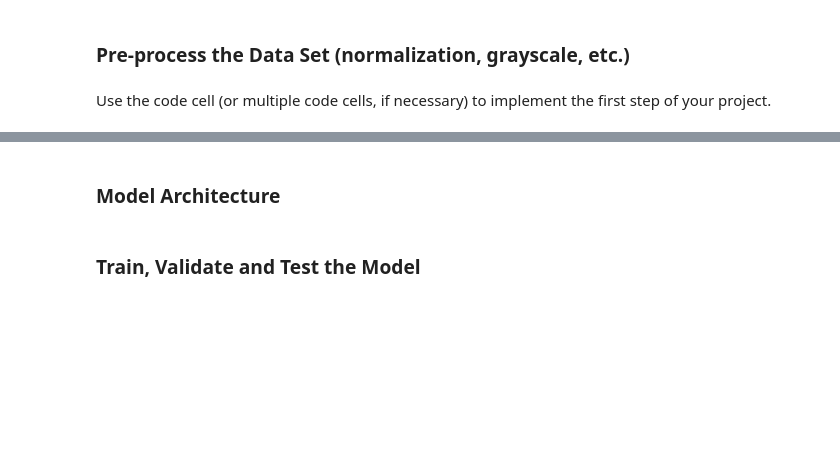
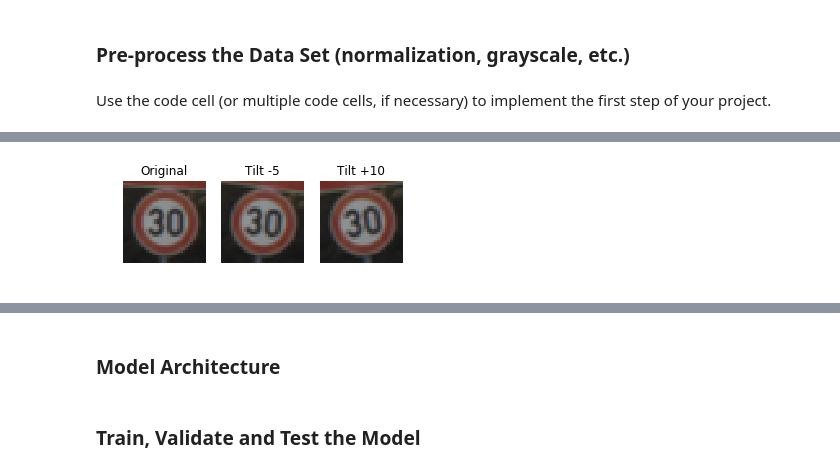
Before and after one commit to gderoo/self_driving_car, a Jupyter notebook: Project 2 - Traffic Sign Classifier/Traffic_Sign_Classifier.ipynb, the cells around one changed output, grey strips where cells are left out. Drawn from its saved outputs; the diff is of its cells as text; code cells hidden in the pictures; blank space fills up the shorter version.

```diff
--- a/Project 2 - Traffic Sign Classifier/Traffic_Sign_Classifier.ipynb
+++ b/Project 2 - Traffic Sign Classifier/Traffic_Sign_Classifier.ipynb
@@ -205,0 +261,26 @@ def img_hist_rgb(x):
+# %%
+# Select example from class
+cl = 1
+img = rnd_image(cl)
+
+# Frame
+fig, ax = plt.subplots(1,3, figsize=(5,15))
+
+# Original
+ax[0].imshow(img)
+ax[0].set_title("Original")
+ax[0].axis('off')
+
+# Grey
+ax[1].imshow(scipy.ndimage.rotate(img, -5, mode="nearest", reshape=False))
+ax[1].set_title("Tilt -5")
+ax[1].axis('off')
+
+# Hist equalization
+ax[2].imshow(scipy.ndimage.rotate(img, +10, mode="nearest", reshape=False))
+ax[2].set_title("Tilt +10")
+ax[2].axis('off')
+
+plt.show()
+# %% [output]
+[figure, added]
```
Also changed, not shown: parts of 25 cells of this notebook, 8 other files.
